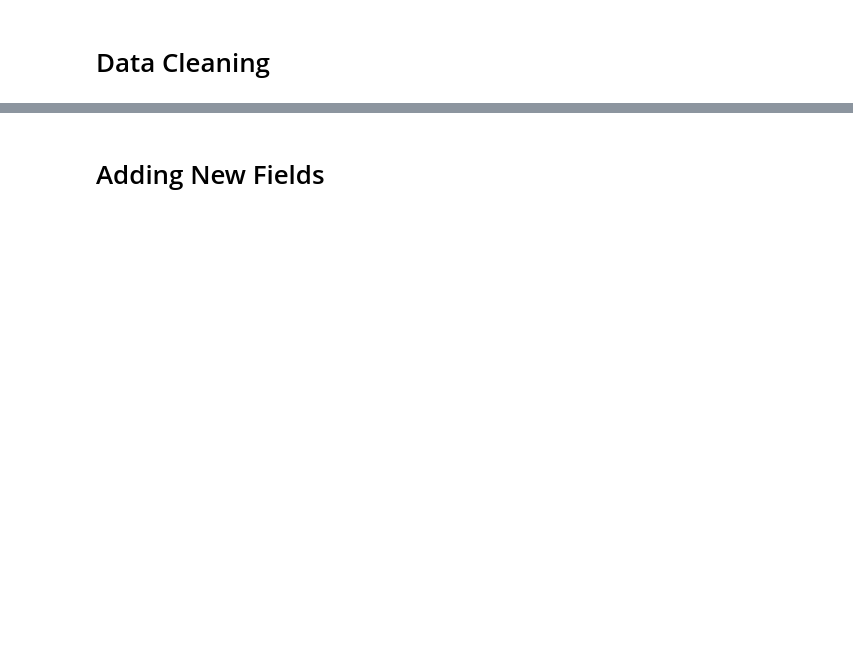
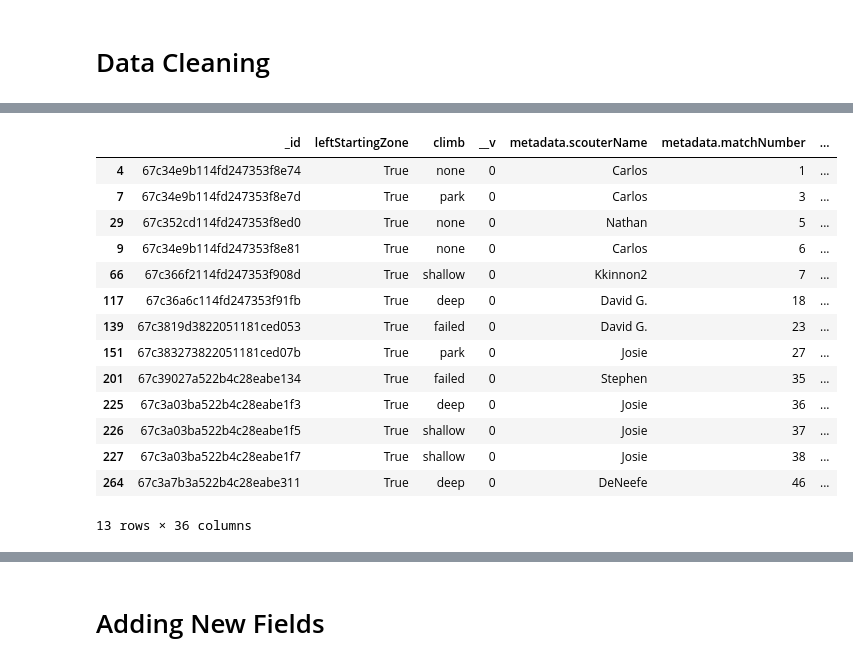
Before and after one commit to ThePotatoArchivist/scouting-app-2025, a Jupyter notebook: data-analysis/nathan/analysis.ipynb, the cells around one changed output, grey strips where cells are left out. Cells and saved outputs as stored; diff of their text form; code cells hidden in the pictures; blank space fills up the shorter version.

```diff
--- a/data-analysis/nathan/analysis.ipynb
+++ b/data-analysis/nathan/analysis.ipynb
@@ -18,3 +88,28 @@ Things I've noticed:
+# %%
+# Indexes below all have leave marked as false and should be true,
+# manually verified by watching match data
+incorrect_leave_indexes = [4, 7, 9, 29, 66, 117, 139, 151, 201, 225, 226, 227, 264]
+
+for i in incorrect_leave_indexes:
+    match_df.loc[i, "leftStartingZone"] = True
+
+match_df[match_df.index.isin(incorrect_leave_indexes)]
+# %% [output]
+|  | _id | leftStartingZone | climb | __v | metadata.scouterName | metadata.matchNumber | ... |
+| 4 | 67c34e9b114fd247353f8e74 | True | none | 0 | Carlos | 1 | ... |
+| 7 | 67c34e9b114fd247353f8e7d | True | park | 0 | Carlos | 3 | ... |
+| 29 | 67c352cd114fd247353f8ed0 | True | none | 0 | Nathan | 5 | ... |
+| 9 | 67c34e9b114fd247353f8e81 | True | none | 0 | Carlos | 6 | ... |
+| 66 | 67c366f2114fd247353f908d | True | shallow | 0 | Kkinnon2 | 7 | ... |
+| 117 | 67c36a6c114fd247353f91fb | True | deep | 0 | David G. | 18 | ... |
+| 139 | 67c3819d3822051181ced053 | True | failed | 0 | David G. | 23 | ... |
+| 151 | 67c383273822051181ced07b | True | park | 0 | Josie | 27 | ... |
+| 201 | 67c39027a522b4c28eabe134 | True | failed | 0 | Stephen | 35 | ... |
+| 225 | 67c3a03ba522b4c28eabe1f3 | True | deep | 0 | Josie | 36 | ... |
+| 226 | 67c3a03ba522b4c28eabe1f5 | True | shallow | 0 | Josie | 37 | ... |
+| 227 | 67c3a03ba522b4c28eabe1f7 | True | shallow | 0 | Josie | 38 | ... |
+| 264 | 67c3a7b3a522b4c28eabe311 | True | deep | 0 | DeNeefe | 46 | ... |
+13 rows × 36 columns
 # %%
 # Robots scoring crazy amounts, imposing reasonable defaults
 match_df[
```
Also changed, not shown: parts of 29 cells of this notebook, 1 other file.
